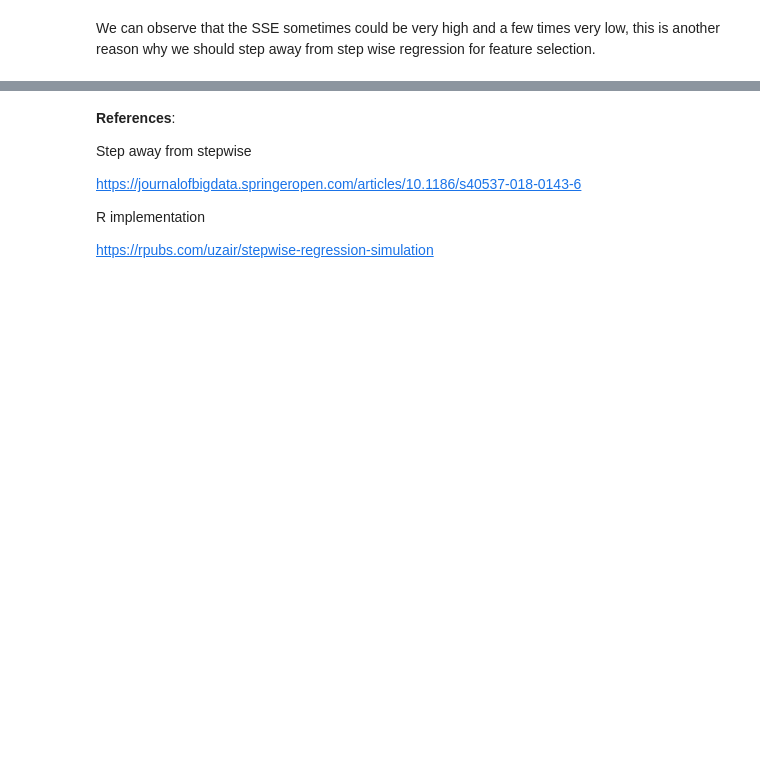
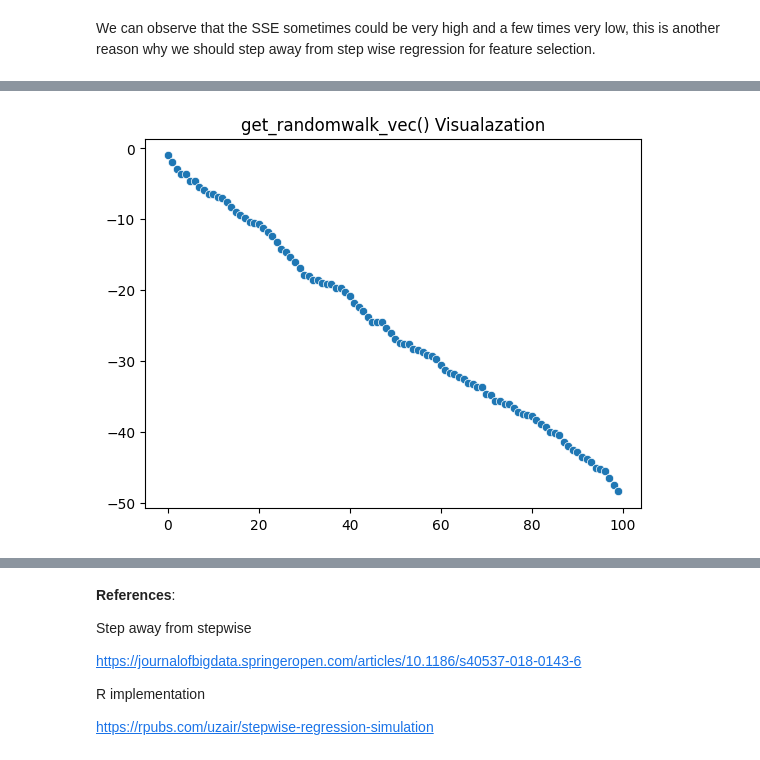
Before and after one commit to ROCCYK/MachineLearning-Regression, a Jupyter notebook: Final Project/Rhichard_Koh_Machine_Learning_Regression_Final_Project.ipynb, the cells around one changed output, grey strips where cells are left out. Saved outputs shown, nothing was run; the diff lists cells and outputs as text; code cells hidden in the pictures; blank space fills up the shorter version.

```diff
--- a/Final Project/Rhichard_Koh_Machine_Learning_Regression_Final_Project.ipynb
+++ b/Final Project/Rhichard_Koh_Machine_Learning_Regression_Final_Project.ipynb
@@ -74,0 +85,6 @@ We can observe that the SSE sometimes could be very high and a few times very lo
+# %%
+sns.scatterplot(get_randomwalk_vec())
+plt.title('get_randomwalk_vec() Visualazation')
+plt.show()
+# %% [output]
+[figure, added]
```
Also changed, not shown: parts of 14 cells of this notebook.
